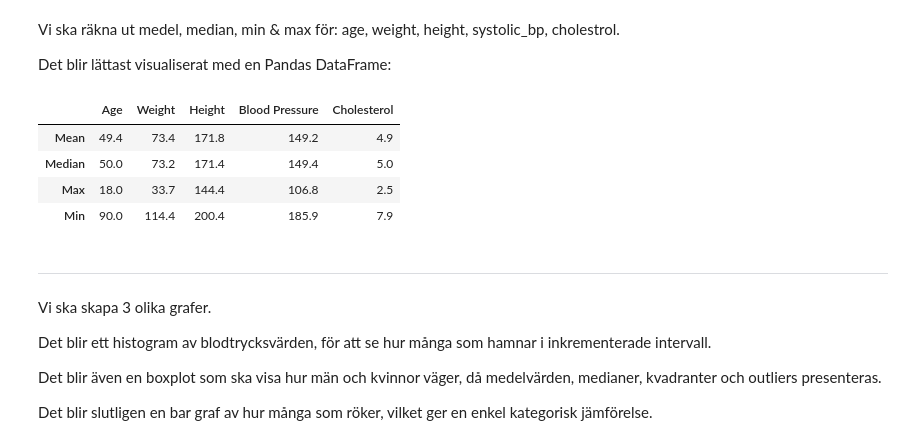
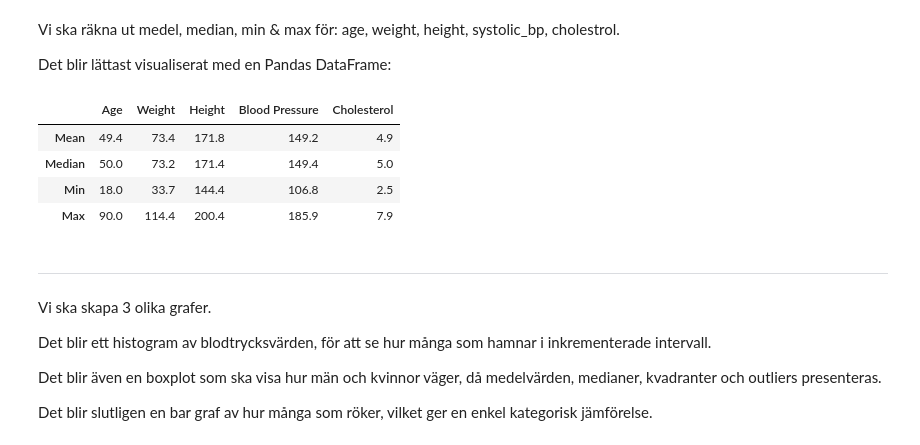
Before and after one commit to MaWe96/Health-Study-Python, a Jupyter notebook: notebook.ipynb, the cells around one changed output. Cells and saved outputs as stored; diff of their text form; code cells hidden in the pictures.

```diff
--- a/notebook.ipynb
+++ b/notebook.ipynb
@@ -41,26 +41,26 @@ Det blir lättast visualiserat med en Pandas DataFrame:
 # %%
 import numpy as np
 age  = df['age']
 weig = df['weight']
 heig = df['height']
 syst = df['systolic_bp']
 chol = df['cholesterol']
 
 summary = pd.DataFrame({
     "Age": [age.mean(), age.median(), age.min(), age.max()],
     "Weight": [weig.mean(), weig.median(), weig.min(), weig.max()],
     "Height": [heig.mean(), heig.median(), heig.min(), heig.max()],
     "Blood Pressure": [syst.mean(), syst.median(), syst.min(), syst.max()],
     "Cholesterol": [chol.mean(), chol.median(), chol.min(), chol.max()]
-}, index=["Mean","Median","Max", "Min"])
+}, index=["Mean","Median","Min", "Max"])
 
 display(summary.round(1))
 # %% [output]
 |  | Age | Weight | Height | Blood Pressure | Cholesterol |
 | Mean | 49.4 | 73.4 | 171.8 | 149.2 | 4.9 |
 | Median | 50.0 | 73.2 | 171.4 | 149.4 | 5.0 |
-| Max | 18.0 | 33.7 | 144.4 | 106.8 | 2.5 |
-| Min | 90.0 | 114.4 | 200.4 | 185.9 | 7.9 |
+| Min | 18.0 | 33.7 | 144.4 | 106.8 | 2.5 |
+| Max | 90.0 | 114.4 | 200.4 | 185.9 | 7.9 |
 # %% [markdown]
 ---
 
```
Also changed, not shown: parts of 10 cells of this notebook, 1 other file.
